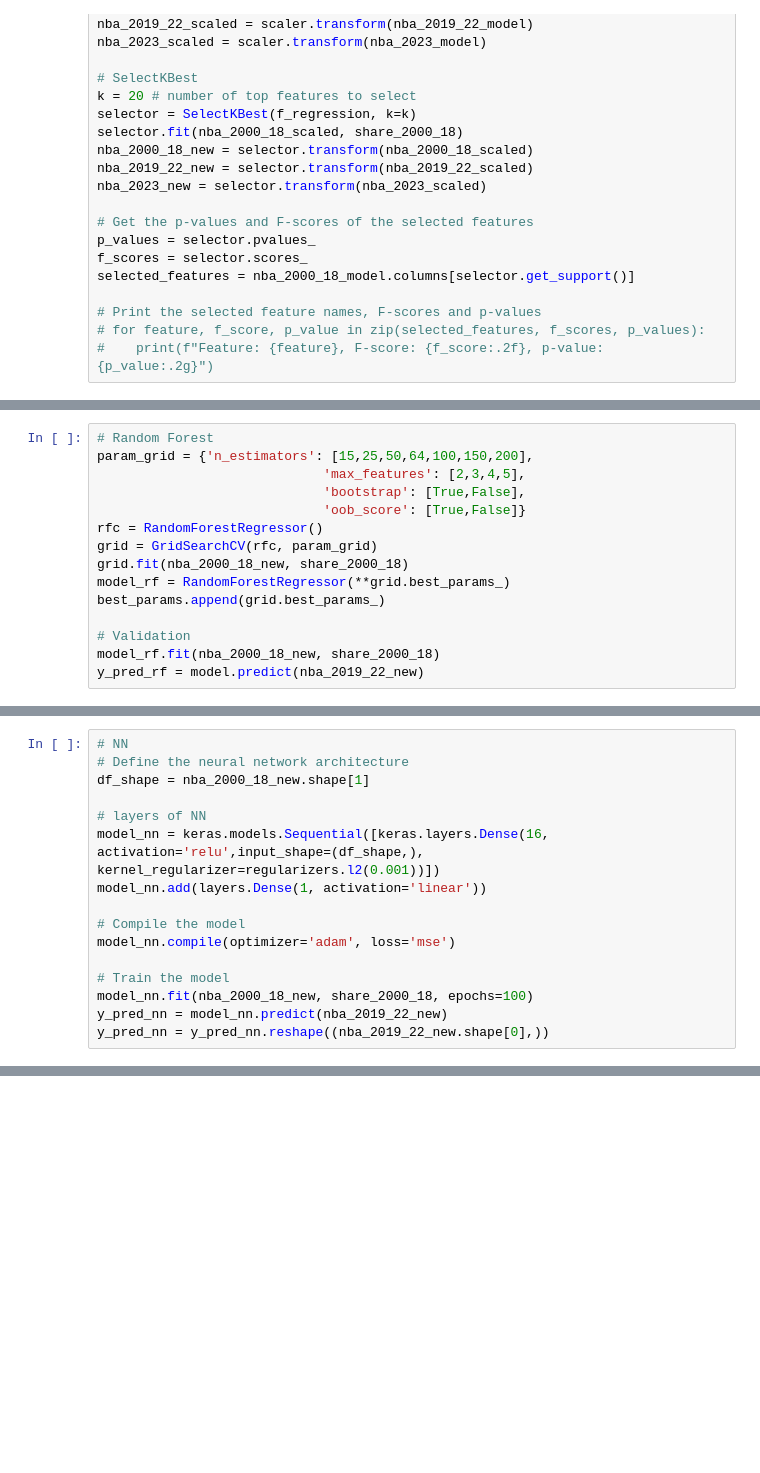
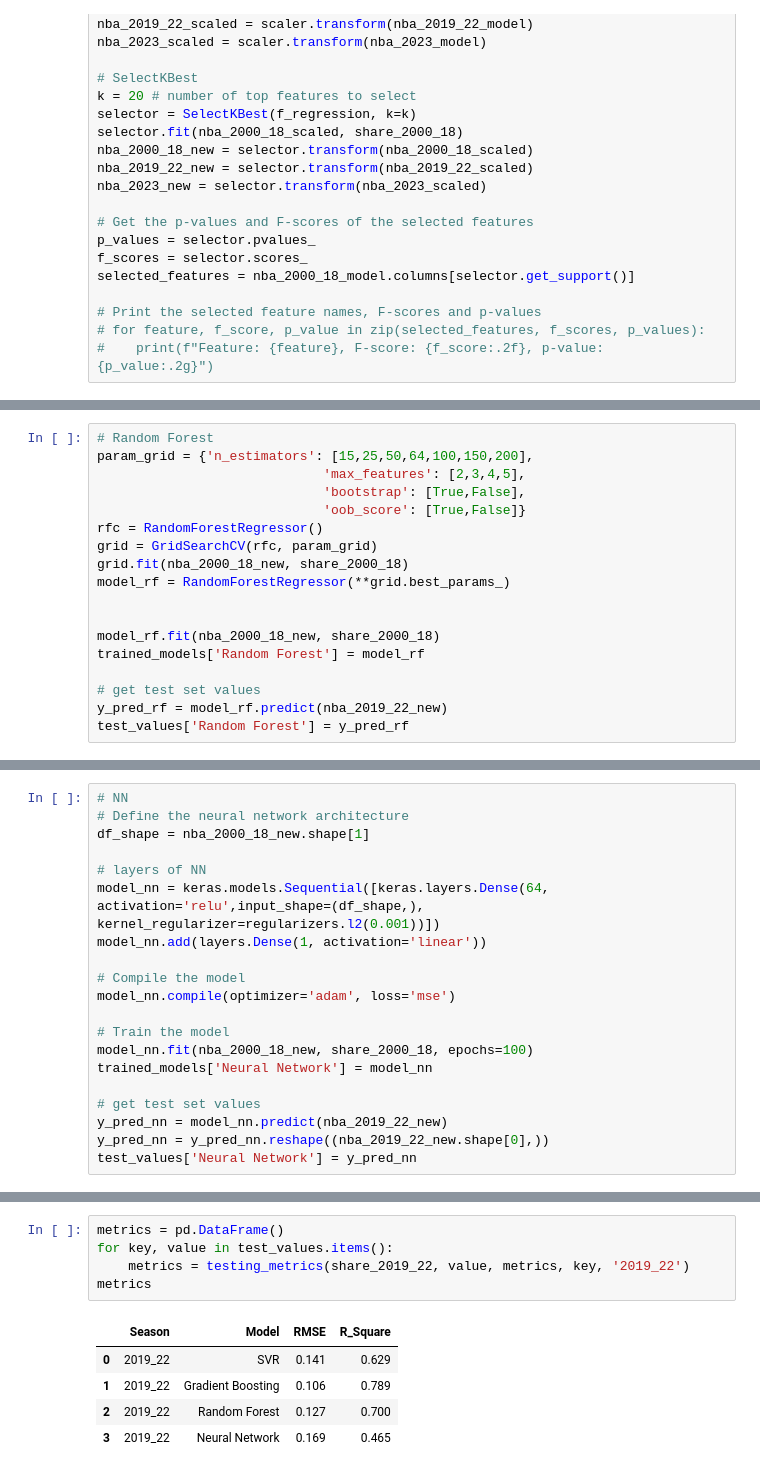
Before and after one commit to frankkhung/NBA-MVP-Prediction, a Jupyter notebook: mvp_prediction.ipynb, the cells around one changed output, grey strips where cells are left out. Cells and saved outputs as stored; diff of their text form; blank space fills up the shorter version.

```diff
--- a/mvp_prediction.ipynb
+++ b/mvp_prediction.ipynb
@@ -158,9 +201,12 @@ rfc = RandomForestRegressor()
 grid = GridSearchCV(rfc, param_grid)
 grid.fit(nba_2000_18_new, share_2000_18)
 model_rf = RandomForestRegressor(**grid.best_params_)
-best_params.append(grid.best_params_)
 
-# Validation
+
 model_rf.fit(nba_2000_18_new, share_2000_18)
-y_pred_rf = model.predict(nba_2019_22_new)
+trained_models['Random Forest'] = model_rf
+
+# get test set values
+y_pred_rf = model_rf.predict(nba_2019_22_new)
+test_values['Random Forest'] = y_pred_rf
 # %% [output]
@@ -188,7 +244,7 @@ Traceback (most recent call last):
 df_shape = nba_2000_18_new.shape[1]
 
 # layers of NN
-model_nn = keras.models.Sequential([keras.layers.Dense(16, activation='relu',input_shape=(df_shape,), kernel_regularizer=regularizers.l2(0.001))])
+model_nn = keras.models.Sequential([keras.layers.Dense(64, activation='relu',input_shape=(df_shape,), kernel_regularizer=regularizers.l2(0.001))])
 model_nn.add(layers.Dense(1, activation='linear'))
 
 # Compile the model
@@ -196,7 +252,11 @@ model_nn.compile(optimizer='adam', loss='mse')
 
 # Train the model
 model_nn.fit(nba_2000_18_new, share_2000_18, epochs=100)
+trained_models['Neural Network'] = model_nn
+
+# get test set values
 y_pred_nn = model_nn.predict(nba_2019_22_new)
 y_pred_nn = y_pred_nn.reshape((nba_2019_22_new.shape[0],))
+test_values['Neural Network'] = y_pred_nn
 # %% [output]
 Epoch 1/100
@@ -307,0 +313,11 @@ results
+# %%
+metrics = pd.DataFrame()
+for key, value in test_values.items():
+    metrics = testing_metrics(share_2019_22, value, metrics, key, '2019_22')
+metrics
+# %% [output]
+|  | Season | Model | RMSE | R_Square |
+| 0 | 2019_22 | SVR | 0.141 | 0.629 |
+| 1 | 2019_22 | Gradient Boosting | 0.106 | 0.789 |
+| 2 | 2019_22 | Random Forest | 0.127 | 0.700 |
+| 3 | 2019_22 | Neural Network | 0.169 | 0.465 |
```
Also changed, not shown: parts of 24 cells of this notebook, 8 other files.
